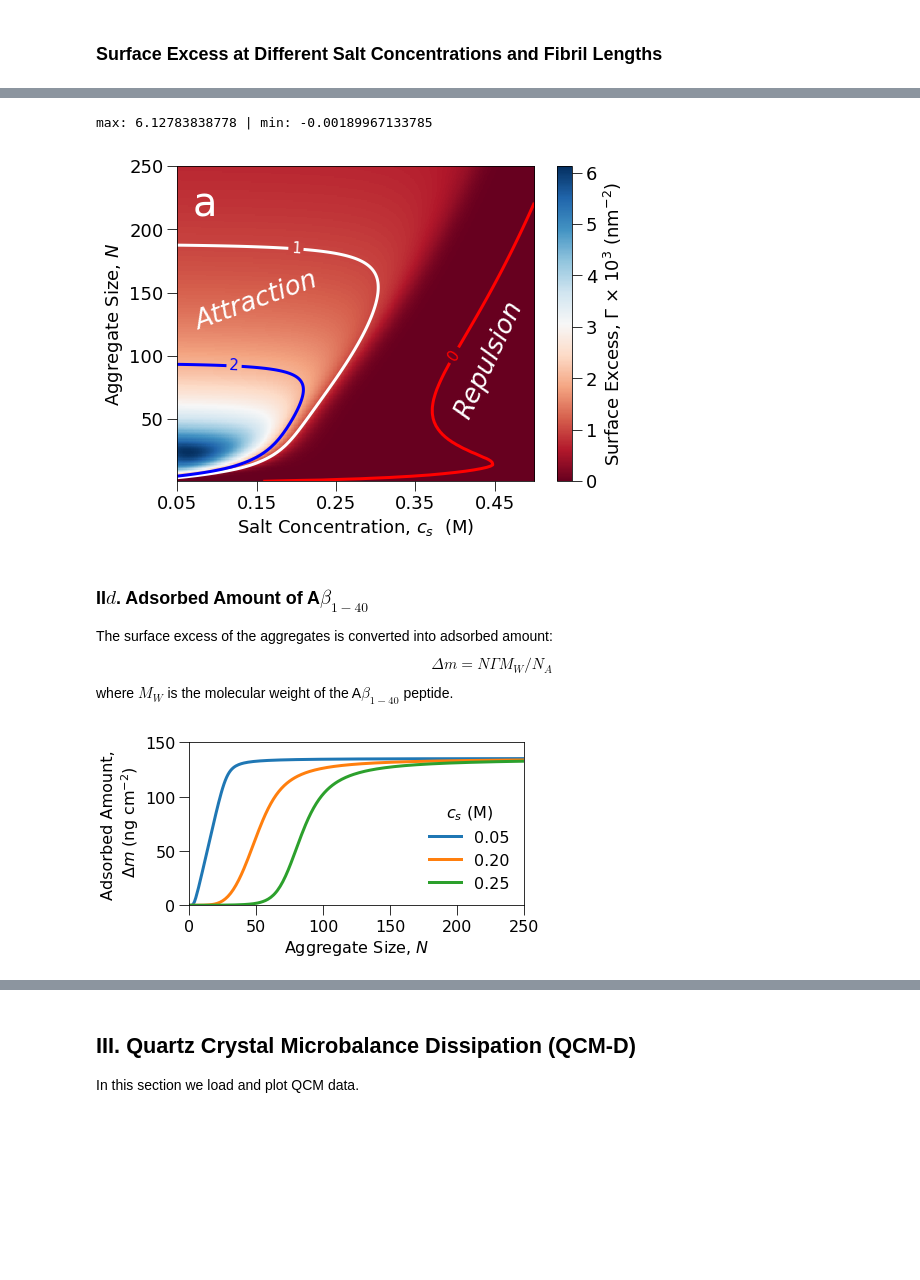
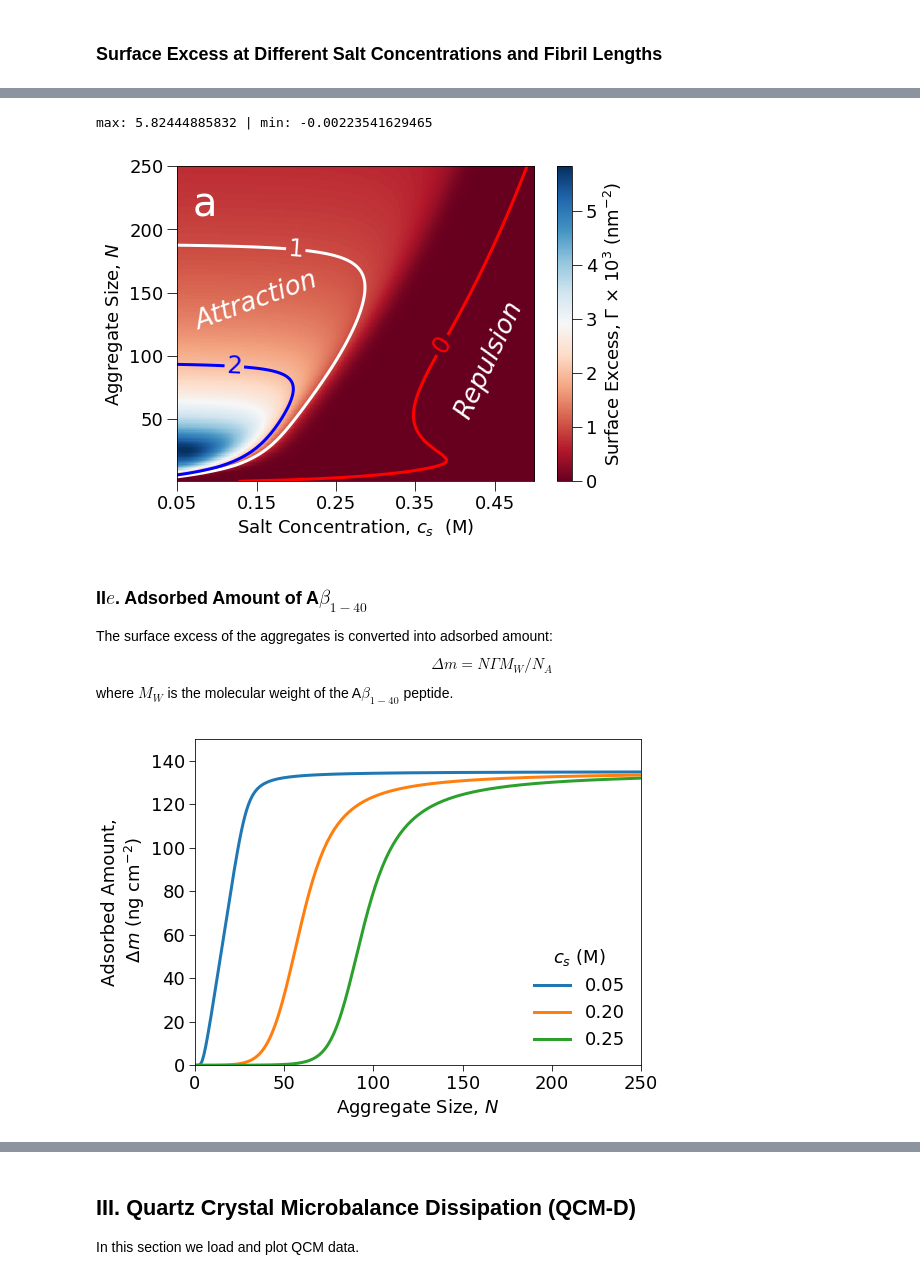
Before and after one commit to mlund/SI-surfacefibrils, a Jupyter notebook: notebook.ipynb, the cells around one changed output, grey strips where cells are left out. Cells and saved outputs as stored; diff of their text form; code cells hidden in the pictures; blank space fills up the shorter version.

```diff
--- a/notebook.ipynb
+++ b/notebook.ipynb
@@ -290,7 +280,7 @@ def find_nearest(y,y0):
 %cd -q $workdir'/mc'
 for name in ['2BEG_17-42','5KK3','2M4J']:
     fibril = fibrils[name]
-    if Path(name+'-data--.p').is_file():
+    if Path(name+'-data.p').is_file():
         data = pd.read_pickle(name+'-data.p')
     else:
         d = {}
@@ -842,0 +507,26 @@ plt.savefig('fig6b_SM.eps')
+# %%
+%cd -q $workdir
+
+plt.rcParams.update({'font.size': 18, 'figure.figsize': [10.5, 6],
+                     'xtick.minor.size':5, 'xtick.major.size':10, 'ytick.minor.size':5, 'ytick.major.size':10})
+for name in ['5KK3']:
+    fibril = fibrils[name]
+    data = pd.read_pickle(workdir+'/mc/'+name+'-data.p')
+    for salt, d in data.iteritems():
+        if str(salt) in ['0.15','0.2','0.25', '0.3', '0.35', '0.4','0.45','$n.s.$']:
+            N = d.keys()
+            k = np.array( [ np.trapz( np.expm1(-i['pmf']/j), i['r']  ) for i,j in zip(d.get_values(),d.keys()) if type(i)==dict] )
+            plt.plot(N, k*0.1, label=salt, linestyle='-', marker='o', lw=2, ms=6)
+
+plt.plot( [0,140], [0,0], 'k--')
+plt.legend(loc='lower right', frameon=False, fontsize='medium', title=r'$c_{s}$ (M)', ncol=1)
+plt.xlabel(r'Aggregate Size, $N$')
+plt.ylabel(r"$K_{HA}$ per Peptide  (nm)")
+plt.xscale('log')
+plt.figtext(0.4,0.78,'Attraction',rotation='0', color='k',fontsize='x-large', style='italic')
+plt.figtext(0.4,0.3,'Repulsion',rotation='0',color='k',fontsize='x-large', style='italic')
+plt.ylim((-1.5,1.5))
+plt.xlim(1, 1000)
+plt.annotate('b',xy=(0.9,.85), fontsize=40, xycoords='axes fraction')
+plt.savefig('fig4b_SM.eps')
+plt.show()
@@ -862,5 +623,5 @@ Once we have proven that the line segment model is capable of capturing the phys
 # %%
-plt.rcParams.update({'font.size': 16, 'figure.figsize': [8.0, 5.5],
+plt.rcParams.update({'font.size': 18, 'figure.figsize': [8.5, 6],
                      'xtick.minor.size':5, 'xtick.major.size':10, 'ytick.minor.size':5, 'ytick.major.size':10})
 %cd -q $workdir
 from math import asinh, sqrt, pi
@@ -899,7 +660,7 @@ for cs in salt:
         s = dist(N,s0,s1,10,60)
         lD = 3.04/sqrt(cs)    # Debye length (Å)
         phi = 2*asinh( sigma*sqrt(pi*lB/(2*cs*NA*1e-27)) ) # surf. potential (kT/e)
-        r = np.arange(0, 1000, 0.1)
+        r = np.arange(1e-10, 1000, 0.1)
         # surface-line electrostatic interaction
         # eq 62. DOI: http://dx.doi.org/10.1016/S0006-3495(02)75375-7
         w = 2 * z * np.log( ( 1 + np.tanh( phi / 4. ) * np.exp(-r/lD) )
@@ -915,16 +676,17 @@ for cs in salt:
         cs = '$n.s.$'
     plt.plot(Y,X, label=cs, linestyle='-', marker='o', lw=2, ms=6, markevery = 18)
 plt.plot( [0,128], [0,0], 'k--')
-plt.legend(loc='lower right',frameon=False, fontsize='medium', title=r'$c_{s}$ (M)')
+plt.legend(loc='lower right',frameon=False, fontsize='medium',
+           handlelength=1.5, handletextpad=0.5, title=r'$c_{s}$ (M)')
 plt.ylim(-10,10)
 plt.xlim(1,1000)
 plt.figtext(0.14,0.82,'Attraction',rotation='60', color='k',fontsize='x-large', style='italic')
 plt.figtext(0.14,0.38,'Repulsion',rotation='-30',color='k',fontsize='x-large', style='italic')
 plt.xlabel(r'Aggregate Size, $N$')
 plt.ylabel(r"Henry's Law Constant, $K_{HA}$  (nm)")
-plt.text(300,6,'c',fontsize=40)
+plt.annotate('c',xy=(0.87,.85), fontsize=40, xycoords='axes fraction')
 plt.xscale('log')
 plt.yticks(np.arange(-10,11,4))
-plt.savefig('fig5c_SM.eps')
+plt.savefig('fig6c_SM.eps')
 plt.show()
 # %% [output]
@@ -1077,7 +773,7 @@ def args(N, salt):
     r = np.arange(s, 1000, 0.1)
     w_surf = 2*z*z*lB*k0(r/lD)/L + (s/r)**12
     a_hat = -pi*np.trapz( w_surf*r, r )*1e-2
-    r = np.arange(0, 1000, 0.1)
+    r = np.arange(1, 1000, 0.1)
     w = 2 * z * np.log( ( 1 + np.tanh( phi / 4. ) * np.exp(-r/lD) )
                              / ( 1 - np.tanh( phi / 4. ) * np.exp(-r/lD) ) ) + TdS(r,L) + (s/r)**9
     idx = find_nearest(w[:int(w.size/50)],1e3)
@@ -1110,7 +806,7 @@ im = imshow(Z,cmap=cm.RdBu,extent=[x.min(),x.max(),y.min(),y.max()],origin='lowe
 # contour lines
 cset = contour(x, y, Z, [0,1,2], linewidths=3, cmap=cm.bwr_r)
 manual_locations = [(0.12, 60),(0.2, 190),(0.4, 100)]
-clabel(cset, inline=True, fmt='%1.f', fontsize=15, manual=manual_locations)
+clabel(cset, inline=True, fmt='%1.f', fontsize=24, manual=manual_locations)
 
 plt.figtext(0.15,0.59,'Attraction',rotation='20', color='white',fontsize='x-large', style='italic')
 plt.figtext(0.6,0.52,'Repulsion',rotation='65',color='white',fontsize='x-large', style='italic')
@@ -1125,10 +821,10 @@ plt.xlim(.05,.5)
 plt.savefig('fig3a.eps')
 plt.show()
 # %% [output]
-max: 6.12783838778 | min: -0.00189967133785
+max: 5.82444885832 | min: -0.00223541629465
-[figure, old version]
+[figure, new version]
 # %% [markdown]
-### II$d$. Adsorbed Amount of A$\beta_{1-40}$
+### II$e$. Adsorbed Amount of A$\beta_{1-40}$
 
 The surface excess of the aggregates is converted into adsorbed amount:
 $$
@@ -1154,21 +850,21 @@ for N in y:                   # number of monomers
         if salt==0.25:
             mass250mM = np.append( mass250mM, Z[y.tolist().index(N)][x.tolist().index(salt)]*c )
 # %%
-plt.rcParams.update({'font.size': 16, 'figure.figsize': [6.0, 3.0]})
+plt.rcParams.update({'font.size': 18, 'figure.figsize': [8.0, 6]})
 
 plt.plot(y,mass50mM, label='0.05', linestyle='-', lw=3)
 plt.plot(y,mass200mM, label='0.20', linestyle='-', lw=3)
 plt.plot(y,mass250mM, label='0.25', linestyle='-', lw=3)
 plt.xlim(0,250)
 plt.ylim(0,150)
 plt.xlabel('Aggregate Size, $N$')
 plt.ylabel('Adsorbed Amount,\n $\Delta m$ (ng cm$^{-2}$)')
 plt.legend(loc='lower right',frameon=False, fontsize='medium', title=r'$c_{s}$ (M)')
 #plt.tight_layout()
 plt.savefig('fig3_SM.pdf', bbox_inches='tight', pad_inches=0.3)
 plt.show()
 # %% [output]
-[figure, old version]
+[figure, new version]
 # %%
 plt.rcParams.update({'font.size': 18, 'figure.figsize': [8.0, 5.8]})
 
```
Also changed, not shown: parts of 44 cells of this notebook.
